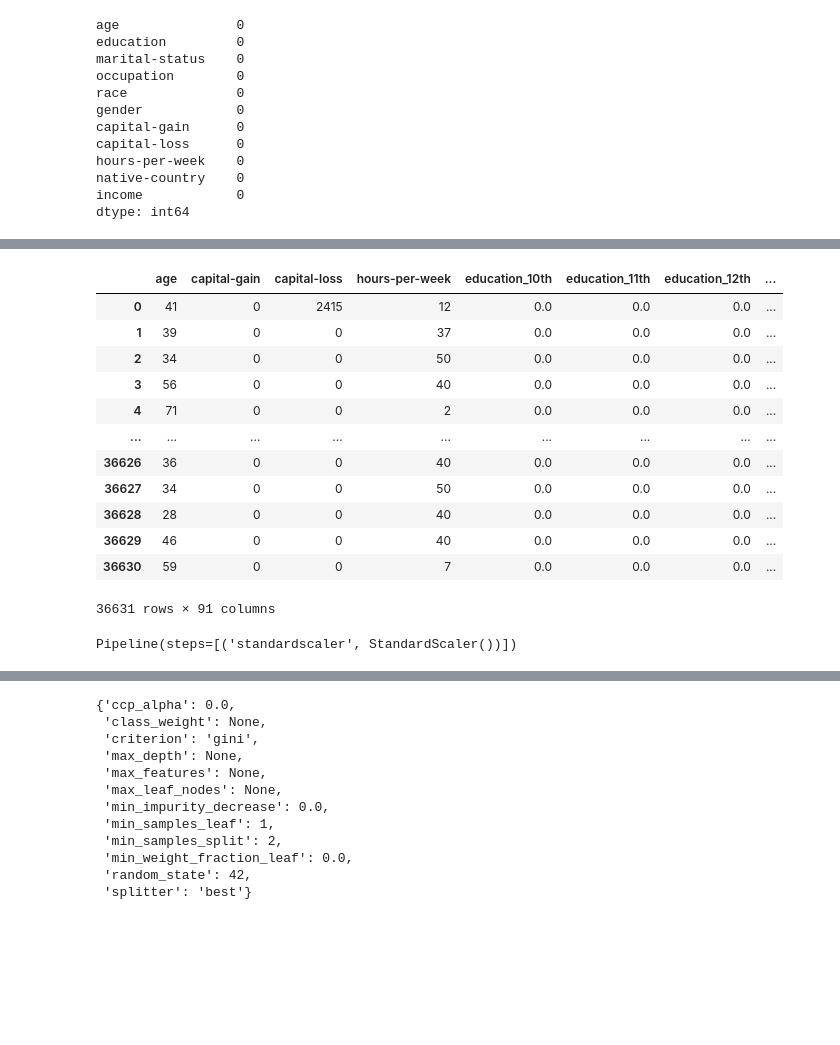
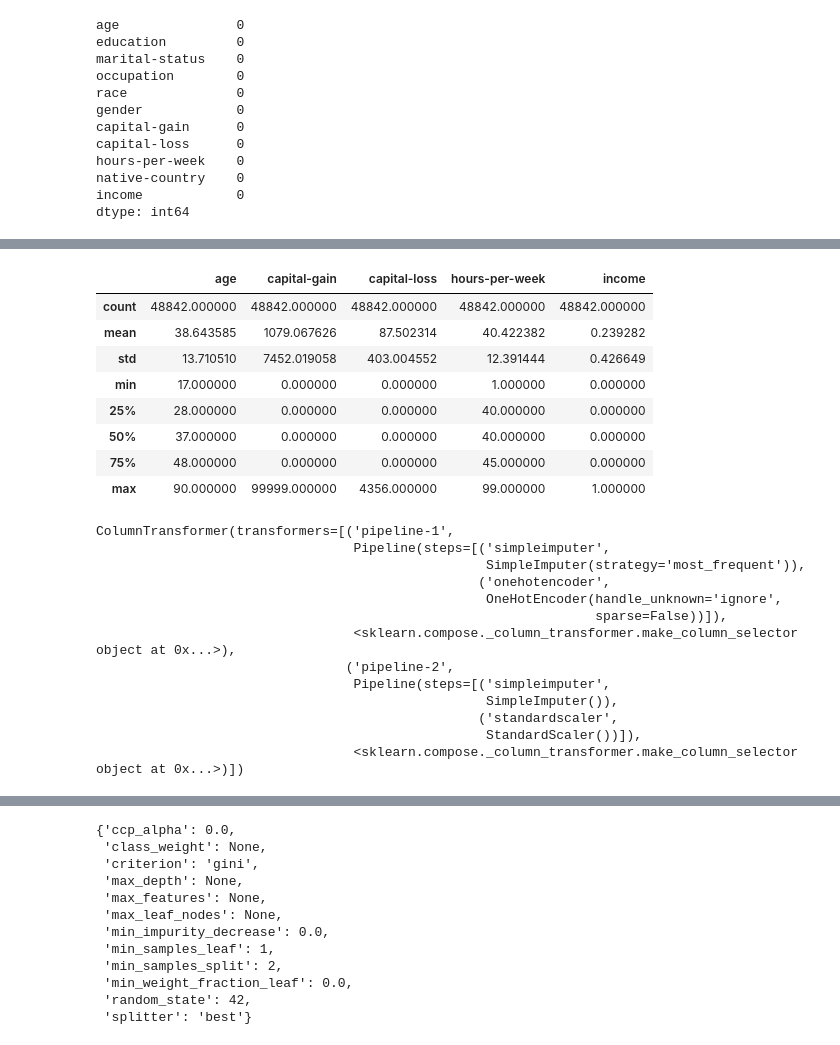
Before and after one commit to krheams60/Sales-predictions, a Jupyter notebook: Project2_Part4_Ken_Rheams.ipynb, the cells around one changed output, grey strips where cells are left out. Cells and saved outputs as stored; diff of their text form; code cells hidden in the pictures; blank space fills up the shorter version.

```diff
--- a/Project2_Part4_Ken_Rheams.ipynb
+++ b/Project2_Part4_Ken_Rheams.ipynb
@@ -250,23 +187,0 @@ train_ohe
-# %%
-num_selector = make_column_selector(dtype_include='number')
-# isolate the numeric columns
-train_nums = X_train[num_selector(X_train)].reset_index(drop=True)
-test_nums = X_test[num_selector(X_test)].reset_index(drop=True)
-# re-combine the train and test sets on axis 1 (columns)
-X_train_processed = pd.concat([train_nums, train_ohe], axis=1)
-X_test_processed = pd.concat([test_nums, test_ohe], axis=1)
-X_train_processed
-# %% [output]
-|  | age | capital-gain | capital-loss | hours-per-week | education_10th | education_11th | education_12th | ... |
-| 0 | 41 | 0 | 2415 | 12 | 0.0 | 0.0 | 0.0 | ... |
-| 1 | 39 | 0 | 0 | 37 | 0.0 | 0.0 | 0.0 | ... |
-| 2 | 34 | 0 | 0 | 50 | 0.0 | 0.0 | 0.0 | ... |
-| 3 | 56 | 0 | 0 | 40 | 0.0 | 0.0 | 0.0 | ... |
-| 4 | 71 | 0 | 0 | 2 | 0.0 | 0.0 | 0.0 | ... |
-| ... | ... | ... | ... | ... | ... | ... | ... | ... |
-| 36626 | 36 | 0 | 0 | 40 | 0.0 | 0.0 | 0.0 | ... |
-| 36627 | 34 | 0 | 0 | 50 | 0.0 | 0.0 | 0.0 | ... |
-| 36628 | 28 | 0 | 0 | 40 | 0.0 | 0.0 | 0.0 | ... |
-| 36629 | 46 | 0 | 0 | 40 | 0.0 | 0.0 | 0.0 | ... |
-| 36630 | 59 | 0 | 0 | 7 | 0.0 | 0.0 | 0.0 | ... |
-36631 rows × 91 columns
@@ -275,5 +188,43 @@ scaler = StandardScaler()
-# %%
-preprocessing_pipeline = make_pipeline(scaler)
-preprocessing_pipeline
-# %% [output]
-Pipeline(steps=[('standardscaler', StandardScaler())])
+# %%
+df.describe()
+# %% [output]
+|  | age | capital-gain | capital-loss | hours-per-week | income |
+| count | 48842.000000 | 48842.000000 | 48842.000000 | 48842.000000 | 48842.000000 |
+| mean | 38.643585 | 1079.067626 | 87.502314 | 40.422382 | 0.239282 |
+| std | 13.710510 | 7452.019058 | 403.004552 | 12.391444 | 0.426649 |
+| min | 17.000000 | 0.000000 | 0.000000 | 1.000000 | 0.000000 |
+| 25% | 28.000000 | 0.000000 | 0.000000 | 40.000000 | 0.000000 |
+| 50% | 37.000000 | 0.000000 | 0.000000 | 40.000000 | 0.000000 |
+| 75% | 48.000000 | 0.000000 | 0.000000 | 45.000000 | 0.000000 |
+| max | 90.000000 | 99999.000000 | 4356.000000 | 99.000000 | 1.000000 |
+# %%
+scaler = StandardScaler()
+mean_imputer = SimpleImputer(strategy='mean')
+freq_imputer = SimpleImputer(strategy='most_frequent')
+ohe = OneHotEncoder(sparse=False, handle_unknown='ignore')
+# Prepare separate processing pipelines for numeric and categorical data
+num_pipe = make_pipeline(mean_imputer, scaler)
+cat_pipe = make_pipeline(freq_imputer, ohe)
+# Create ColumnSelectors for the the numeric and categorical data
+cat_selector = make_column_selector(dtype_include='object')
+num_selector = make_column_selector(dtype_include='number')
+# Combine the Pipelines and ColumnSelectors into tuples for the ColumnTransformer
+cat_tuple = (cat_pipe, cat_selector)
+num_tuple = (num_pipe, num_selector)
+# Create the preprocessing ColumnTransformer
+preprocessor = make_column_transformer(cat_tuple, num_tuple, remainder='drop')
+preprocessor
+# %% [output]
+ColumnTransformer(transformers=[('pipeline-1',
+                                 Pipeline(steps=[('simpleimputer',
+                                                  SimpleImputer(strategy='most_frequent')),
+                                                 ('onehotencoder',
+                                                  OneHotEncoder(handle_unknown='ignore',
+                                                                sparse=False))]),
+                                 <sklearn.compose._column_transformer.make_column_selector object at 0x...>),
+                                ('pipeline-2',
+                                 Pipeline(steps=[('simpleimputer',
+                                                  SimpleImputer()),
+                                                 ('standardscaler',
+                                                  StandardScaler())]),
+                                 <sklearn.compose._column_transformer.make_column_selector object at 0x...>)])
```
Also changed, not shown: parts of 26 cells of this notebook.
